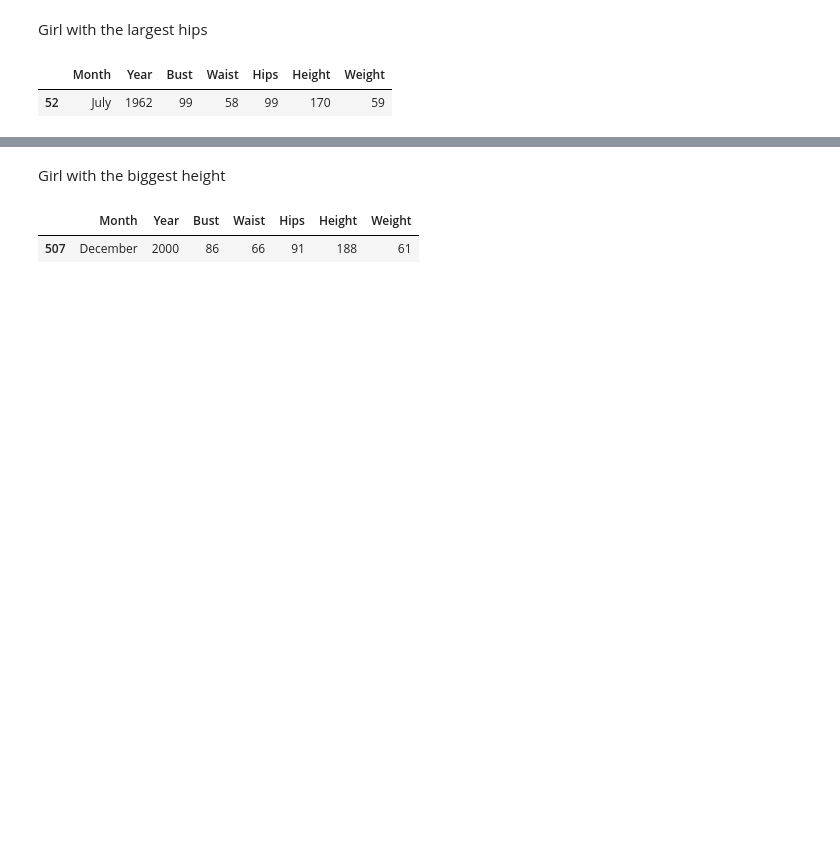
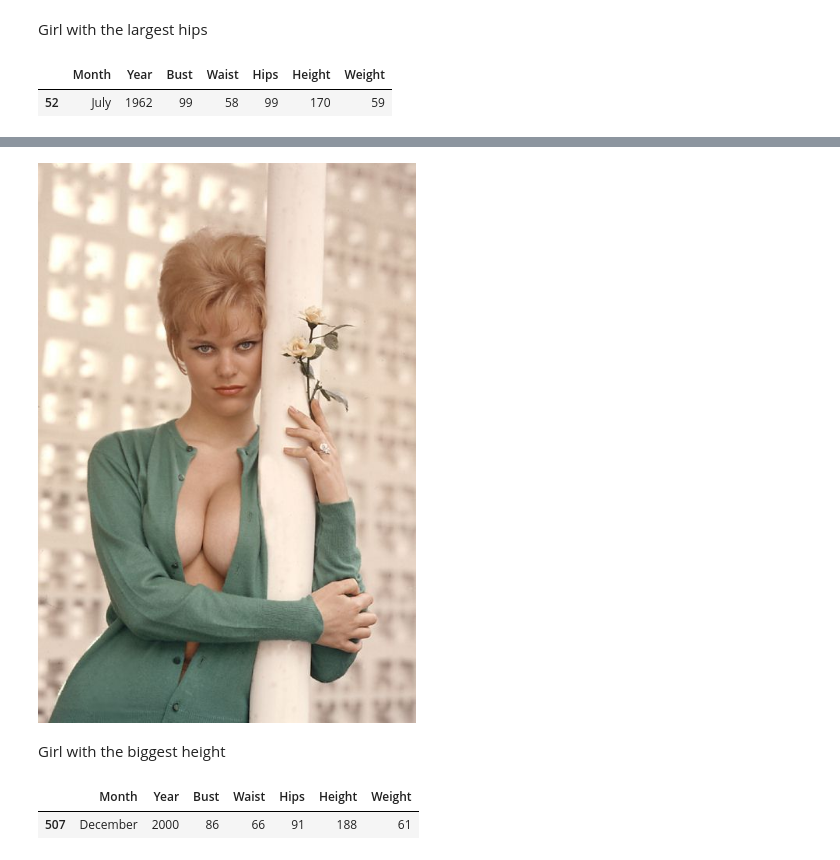
Before and after one commit to duboviy/data_science, a Jupyter notebook: playboy_girls_analysis/main.ipynb, the cells around one changed output, grey strips where cells are left out. Cells and saved outputs as stored; diff of their text form; code cells hidden in the pictures; blank space fills up the shorter version.

```diff
--- a/playboy_girls_analysis/main.ipynb
+++ b/playboy_girls_analysis/main.ipynb
@@ -176,3 +172,7 @@ Image(url='https://images.contentbody.com/3Qc3ozlFSgwK4e0y6coaOa/embeds/1/w900_h
+# %%
+Image(filename='./img/52_July_1962.jpg', unconfined=True)
+# %% [output]
+[figure, added]
 # %% [markdown]
 Girl with the biggest height
 # %%
```
Also changed, not shown: parts of 15 cells of this notebook, 8 other files.
